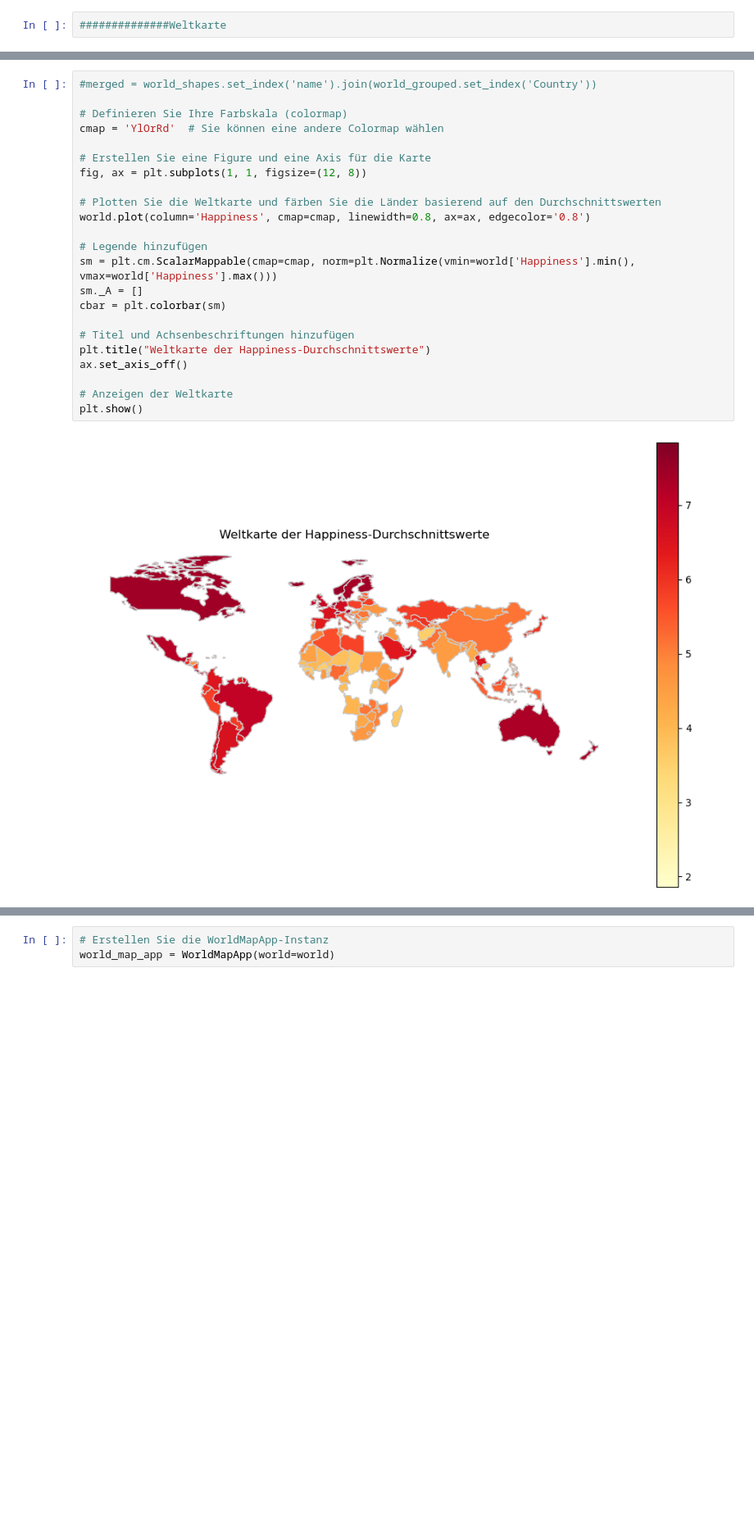
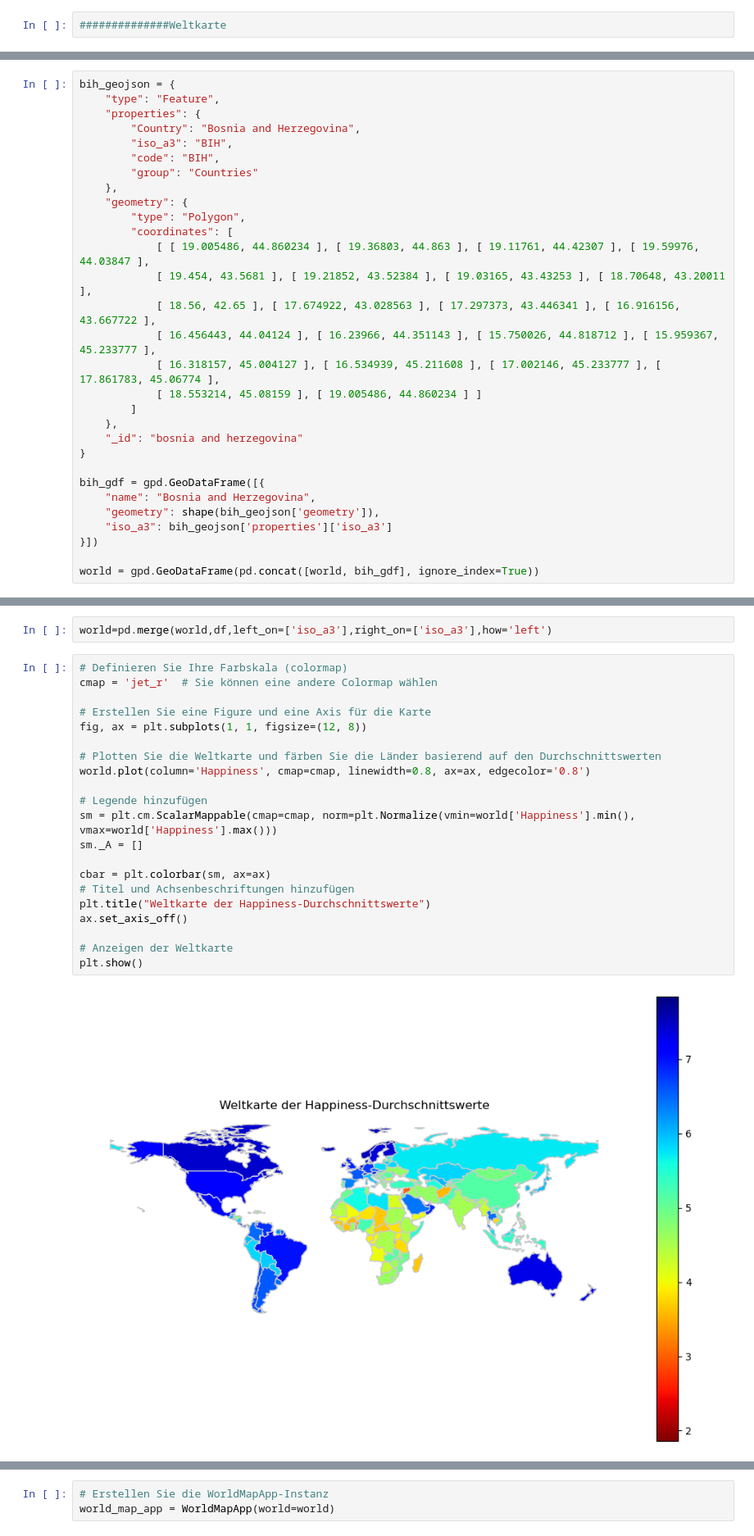
Before and after one commit to fakesheep38/HapPy, a Jupyter notebook: Weltkarte_interaktiv.ipynb, the cells around one changed output, grey strips where cells are left out. Shown at 82% size. Drawn from its saved outputs; the diff is of its cells as text; blank space fills up the shorter version.

Commit message:
added interactive world map

```diff
--- a/Weltkarte_interaktiv.ipynb
+++ b/Weltkarte_interaktiv.ipynb
@@ -30,0 +100,30 @@ world = world.dropna()
+# %%
+bih_geojson = {
+    "type": "Feature",
+    "properties": {
+        "Country": "Bosnia and Herzegovina",
+        "iso_a3": "BIH",
+        "code": "BIH",
+        "group": "Countries"
+    },
+    "geometry": {
+        "type": "Polygon",
+        "coordinates": [
+            [ [ 19.005486, 44.860234 ], [ 19.36803, 44.863 ], [ 19.11761, 44.42307 ], [ 19.59976, 44.03847 ],
+            [ 19.454, 43.5681 ], [ 19.21852, 43.52384 ], [ 19.03165, 43.43253 ], [ 18.70648, 43.20011 ],
+            [ 18.56, 42.65 ], [ 17.674922, 43.028563 ], [ 17.297373, 43.446341 ], [ 16.916156, 43.667722 ],
+            [ 16.456443, 44.04124 ], [ 16.23966, 44.351143 ], [ 15.750026, 44.818712 ], [ 15.959367, 45.233777 ],
+            [ 16.318157, 45.004127 ], [ 16.534939, 45.211608 ], [ 17.002146, 45.233777 ], [ 17.861783, 45.06774 ],
+            [ 18.553214, 45.08159 ], [ 19.005486, 44.860234 ] ]
+        ]
+    },
+    "_id": "bosnia and herzegovina"
+}
+
+bih_gdf = gpd.GeoDataFrame([{
+    "name": "Bosnia and Herzegovina",
+    "geometry": shape(bih_geojson['geometry']),
+    "iso_a3": bih_geojson['properties']['iso_a3']
+}])
+
+world = gpd.GeoDataFrame(pd.concat([world, bih_gdf], ignore_index=True))
@@ -31,25 +139,25 @@ world = world.dropna()
+# %%
+world=pd.merge(world,df,left_on=['iso_a3'],right_on=['iso_a3'],how='left')
 # %%
-#merged = world_shapes.set_index('name').join(world_grouped.set_index('Country'))
-
 # Definieren Sie Ihre Farbskala (colormap)
-cmap = 'YlOrRd'  # Sie können eine andere Colormap wählen
+cmap = 'jet_r'  # Sie können eine andere Colormap wählen
 
 # Erstellen Sie eine Figure und eine Axis für die Karte
 fig, ax = plt.subplots(1, 1, figsize=(12, 8))
 
 # Plotten Sie die Weltkarte und färben Sie die Länder basierend auf den Durchschnittswerten
 world.plot(column='Happiness', cmap=cmap, linewidth=0.8, ax=ax, edgecolor='0.8')
 
 # Legende hinzufügen
 sm = plt.cm.ScalarMappable(cmap=cmap, norm=plt.Normalize(vmin=world['Happiness'].min(), vmax=world['Happiness'].max()))
 sm._A = []
-cbar = plt.colorbar(sm)
 
+cbar = plt.colorbar(sm, ax=ax)
 # Titel und Achsenbeschriftungen hinzufügen
 plt.title("Weltkarte der Happiness-Durchschnittswerte")
 ax.set_axis_off()
 
 # Anzeigen der Weltkarte
 plt.show()
 # %% [output]
-[figure, old version]
+[figure, new version]
```
Also changed, not shown: parts of 31 cells of this notebook.
